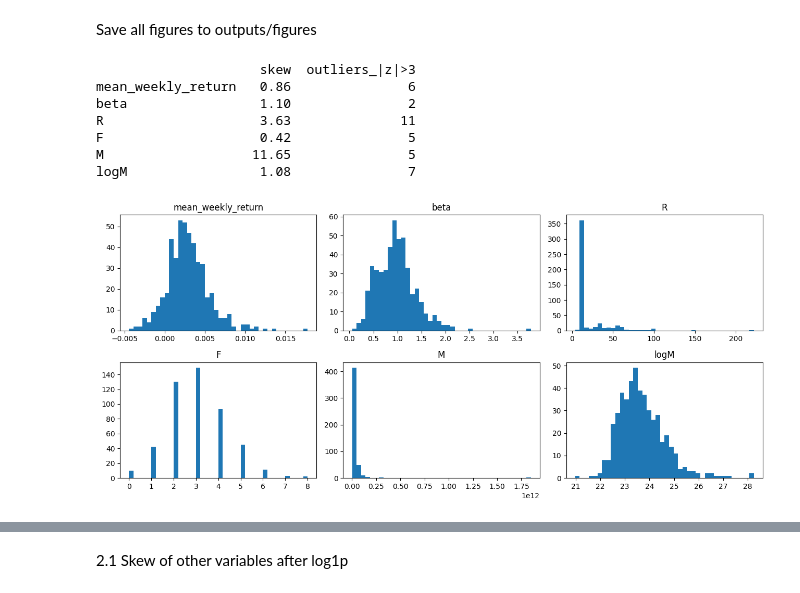
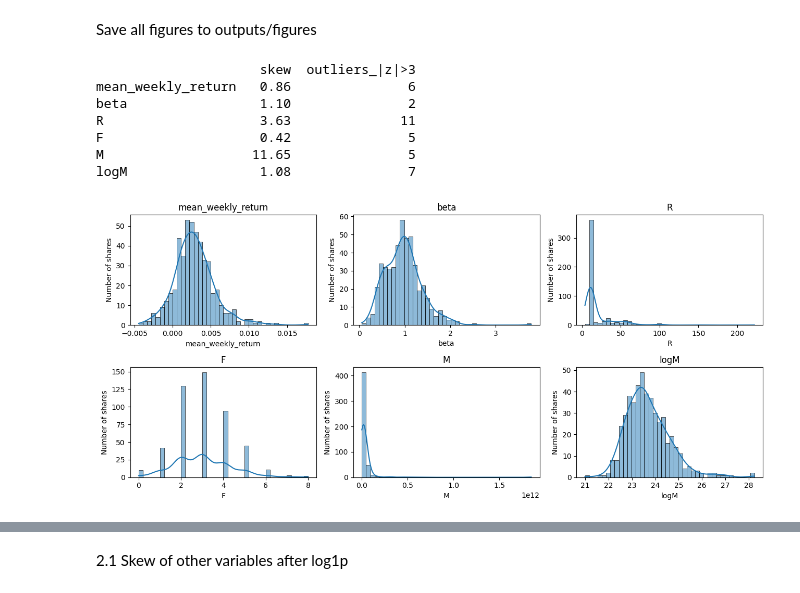
Before and after one commit to abarni-t/CWK1-SP500-RFM-Abarni, a Jupyter notebook: Abarni_CWK1_SP500_RFM.ipynb, the cells around one changed output, grey strips where cells are left out. Drawn from its saved outputs; the diff is of its cells as text; code cells hidden in the pictures.

Commit message:
Final run: Figure 1 tutorial style, seaborn in requirements

```diff
--- a/Abarni_CWK1_SP500_RFM.ipynb
+++ b/Abarni_CWK1_SP500_RFM.ipynb
@@ -698,6 +698,7 @@ def show_and_save(*args, **kwargs):
 
 plt.show = show_and_save
 # %%
+import seaborn as sns
 from scipy import stats
 from sklearn.preprocessing import StandardScaler
 
@@ -710,33 +711,34 @@ activity_model = activity[["R", "F", "logM"]]
 
 # Inspect skew and outliers (|z| > 3) before and after the transform
 check_cols = pd.concat([risk_return, activity[["R", "F", "M", "logM"]]], axis=1)
 z = (check_cols - check_cols.mean()) / check_cols.std()
 print(pd.DataFrame({"skew": check_cols.apply(stats.skew),
                     "outliers_|z|>3": (z.abs() > 3).sum()}).round(2))
 
 fig, axes = plt.subplots(2, 3, figsize=(13, 6))
 for ax, col in zip(axes.ravel(), ["mean_weekly_return", "beta", "R", "F", "M", "logM"]):
-    ax.hist(check_cols[col], bins=40)
+    sns.histplot(check_cols[col], bins=40, kde=True, ax=ax)
+    ax.set_ylabel("Number of shares")
     ax.set_title(col)
 plt.tight_layout()
 plt.show()
 
 # Standardise each matrix separately
 X_rr = pd.DataFrame(StandardScaler().fit_transform(risk_return),
                     index=risk_return.index, columns=risk_return.columns)
 X_act = pd.DataFrame(StandardScaler().fit_transform(activity_model),
                      index=activity_model.index, columns=activity_model.columns)
 
 print("Same shares in both matrices:", X_rr.index.equals(X_act.index), "| n =", len(X_rr))
 print("Means ~0:", X_rr.mean().round(2).tolist(), X_act.mean().round(2).tolist())
 print("Stds  ~1:", X_rr.std(ddof=0).round(2).tolist(), X_act.std(ddof=0).round(2).tolist())
 # %% [output]
                      skew  outliers_|z|>3
 mean_weekly_return   0.86               6
 beta                 1.10               2
 R                    3.63              11
 F                    0.42               5
 M                   11.65               5
 logM                 1.08               7
-[figure, old version]
+[figure, new version]
 Same shares in both matrices: True | n = 486
```
Also changed, not shown: parts of 5 cells of this notebook, 3 other files.
